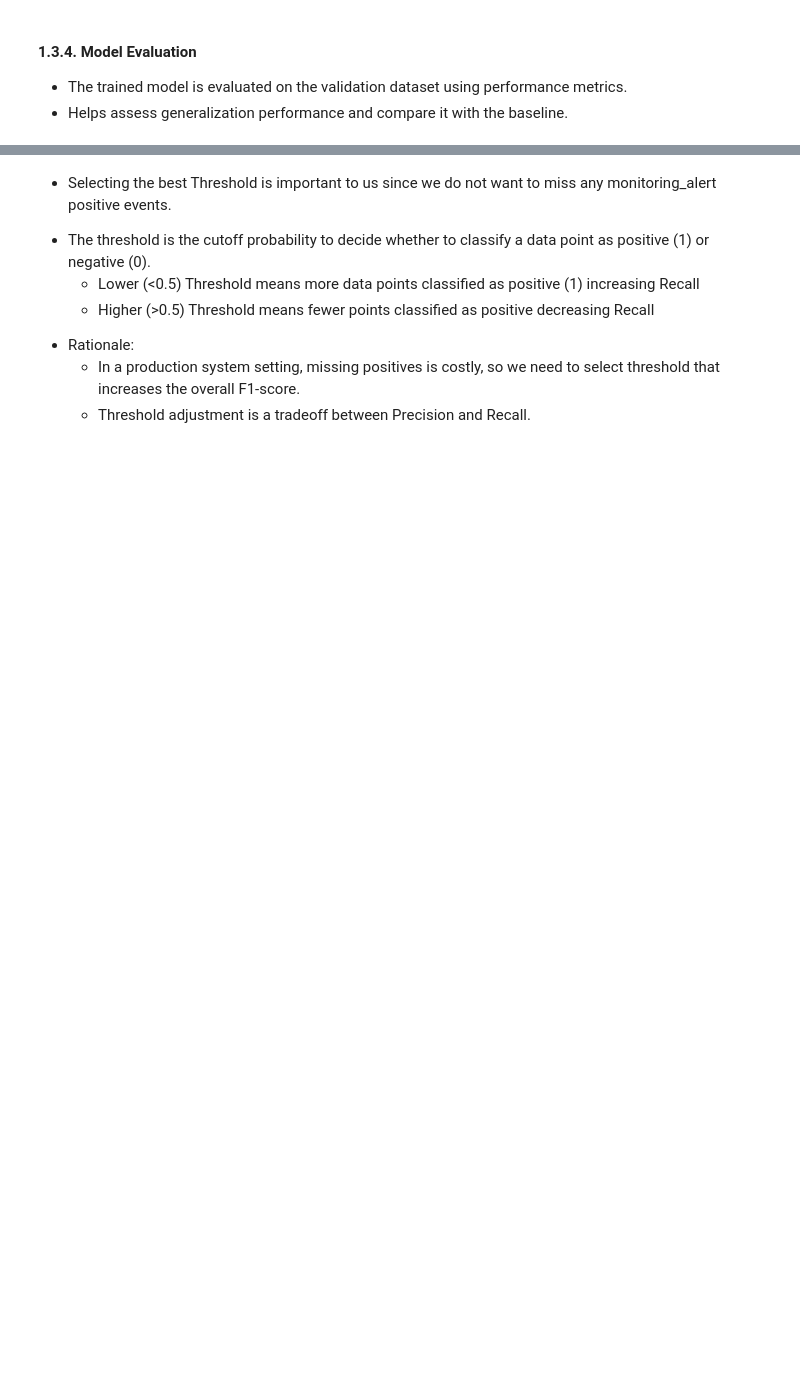
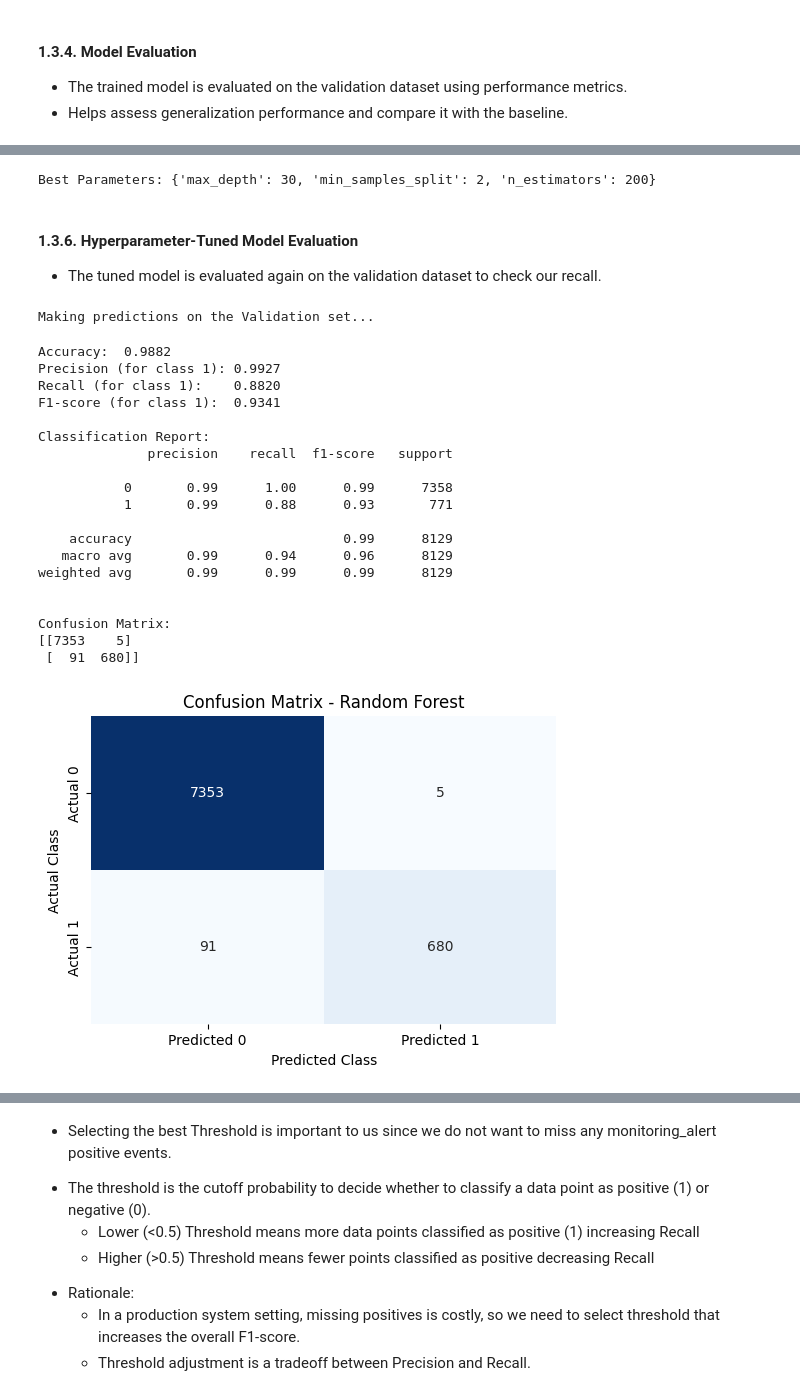
Before and after one commit to vashishtmarhwal/tech-challenge-ambyint, a Jupyter notebook: data-science/ambyint_assessment.ipynb, the cells around one changed output, grey strips where cells are left out. Drawn from its saved outputs; the diff is of its cells as text; code cells hidden in the pictures; blank space fills up the shorter version.

Commit message:
updated with hyperparameter tuning

```diff
--- a/data-science/ambyint_assessment.ipynb
+++ b/data-science/ambyint_assessment.ipynb
@@ -828,0 +1135,19 @@ print(f"Model saved to {model_path}")
+# %%
+rf = RandomForestClassifier(random_state=42)
+
+param_grid = {
+    'n_estimators': [100, 200, 300],
+    'max_depth': [10, 20, 30],
+    'min_samples_split': [2, 5, 10],
+}
+# %%
+grid_search = GridSearchCV(
+    estimator=rf,
+    param_grid=param_grid,
+    scoring='recall',
+    cv=5,
+    n_jobs=-1,
+    verbose=2
+)
+
+grid_search.fit(X_train, y_train)
@@ -828,0 +1177,45 @@ print(f"Model saved to {model_path}")
+# %%
+best_rf = grid_search.best_estimator_
+print("Best Parameters:", grid_search.best_params_)
+# %% [output]
+Best Parameters: {'max_depth': 30, 'min_samples_split': 2, 'n_estimators': 200}
+# %% [markdown]
+#### 1.3.6. Hyperparameter-Tuned Model Evaluation
+
+- The tuned model is evaluated again on the validation dataset to check our recall.
+# %%
+print("\nMaking predictions on the Validation set...")
+try:
+    y_pred_test_rf = best_rf.predict(X_val)
+except Exception as e:
+    print(f"Error during prediction: {e}")
+    raise
+# %% [output]
+Making predictions on the Validation set...
+# %%
+evaluate_model(
+    y_val=y_val,
+    y_pred_test_rf=y_pred_test_rf,
+    plot_cm=True,
+)
+# %% [output]
+Accuracy:  0.9882
+Precision (for class 1): 0.9927
+Recall (for class 1):    0.8820
+F1-score (for class 1):  0.9341
+
+Classification Report:
+              precision    recall  f1-score   support
+
+           0       0.99      1.00      0.99      7358
+           1       0.99      0.88      0.93       771
+
+    accuracy                           0.99      8129
+   macro avg       0.99      0.94      0.96      8129
+weighted avg       0.99      0.99      0.99      8129
+
+
+Confusion Matrix:
+[[7353    5]
+ [  91  680]]
+[figure, added]
```
Also changed, not shown: parts of 72 cells of this notebook, 1 other file.
